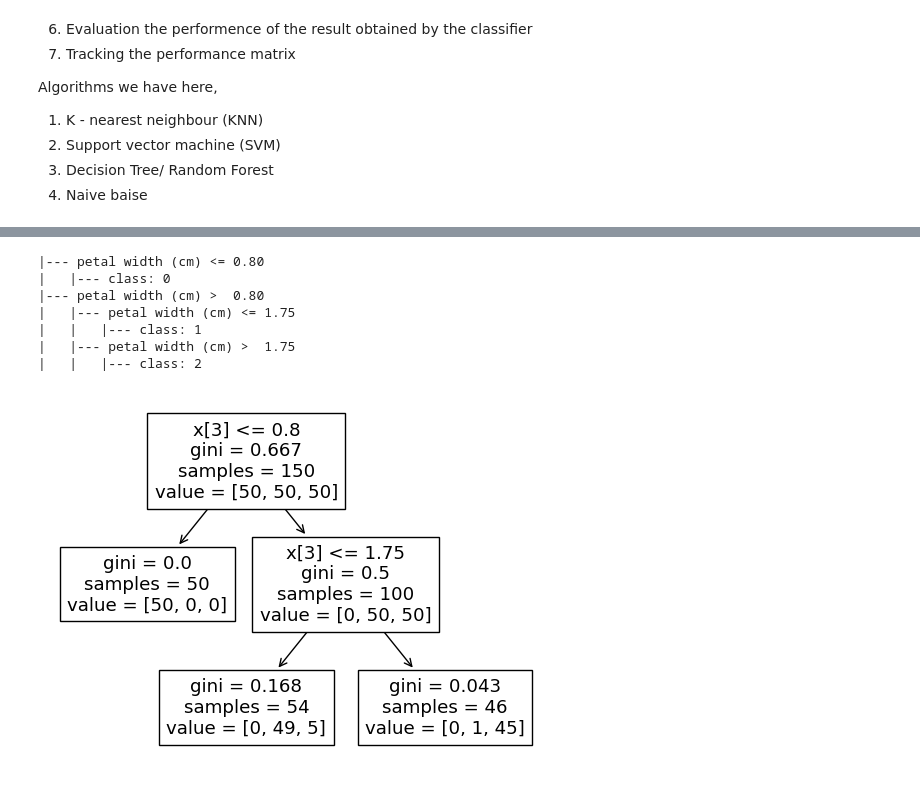
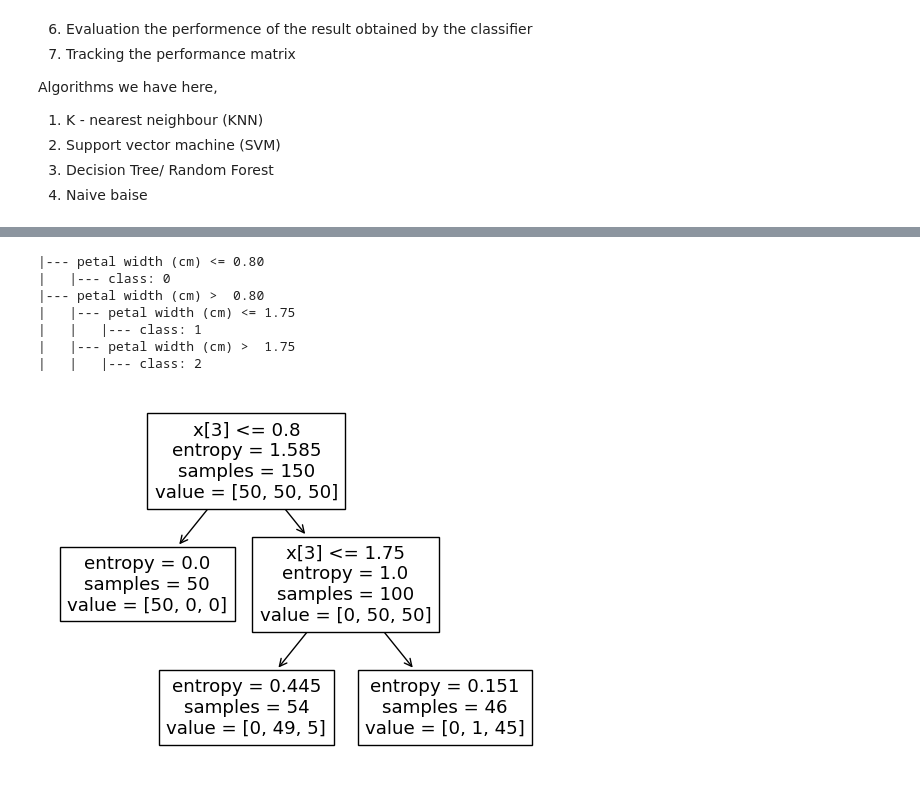
Before and after one commit to HarshrajSharma/DataAnalytics, a Jupyter notebook: DataAnalyticsDay10.ipynb, the cells around one changed output, grey strips where cells are left out. Saved outputs shown, nothing was run; the diff lists cells and outputs as text; code cells hidden in the pictures.

```diff
--- a/DataAnalyticsDay10.ipynb
+++ b/DataAnalyticsDay10.ipynb
@@ -97,23 +97,23 @@ DT predict confusion matrix
 # %%
 from sklearn.tree import export_text
 
 iris=load_iris()
 x,y = iris.data, iris.target
-clf=tree.DecisionTreeClassifier(max_depth=2) #max_depth means till 2 level we will get the tree
+clf=tree.DecisionTreeClassifier(criterion='entropy', max_depth=2) #max_depth means till given level we will get the tree
 clf=clf.fit(x, y)
 
 fig=plt.figure()
 tree.plot_tree(clf)
 fig.savefig('testDT.png')
 
 r=export_text(clf, feature_names=iris['feature_names'])
 print(r)
 # %% [output]
 |--- petal width (cm) <= 0.80
 |   |--- class: 0
 |--- petal width (cm) >  0.80
 |   |--- petal width (cm) <= 1.75
 |   |   |--- class: 1
 |   |--- petal width (cm) >  1.75
 |   |   |--- class: 2
-[figure, old version]
+[figure, new version]
```
